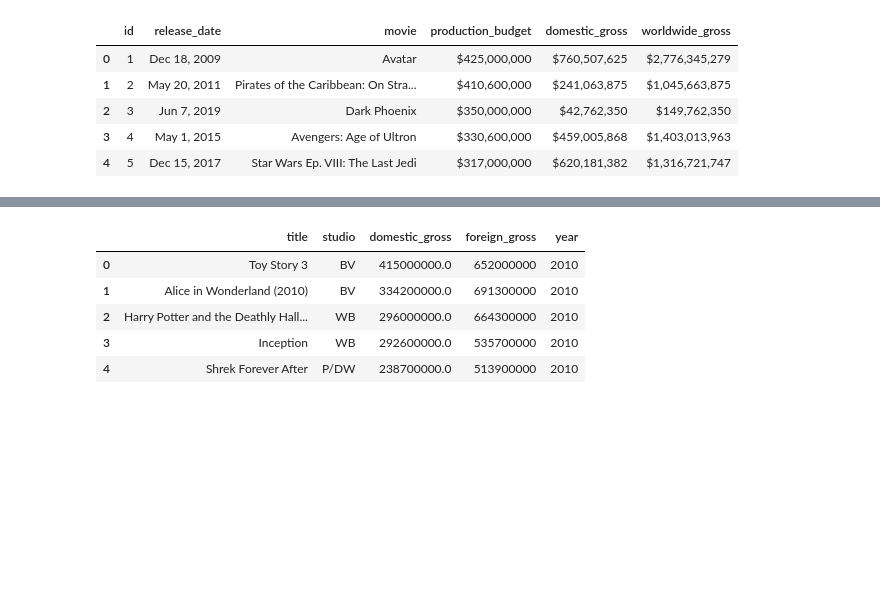
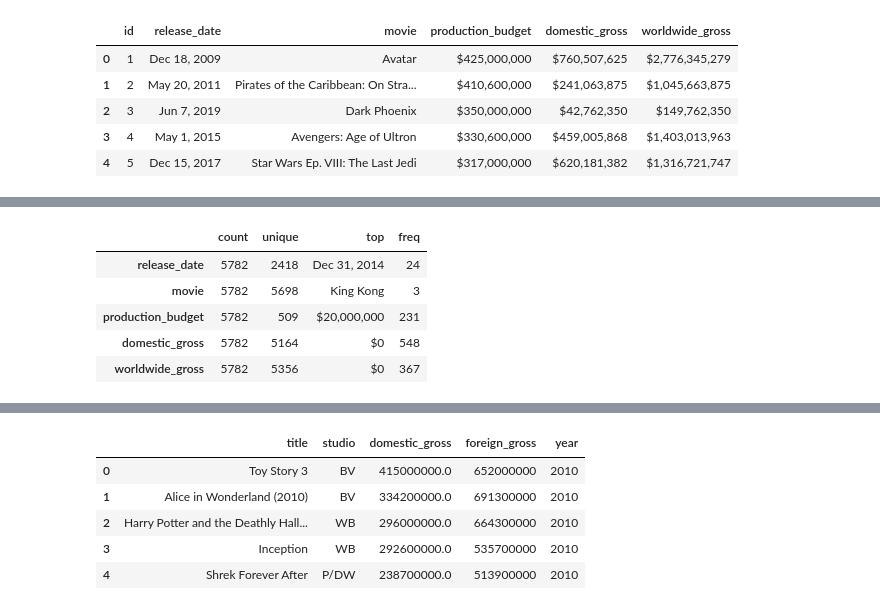
Before and after one commit to Vain-Guy/Lights-Camera....Data-, a Jupyter notebook: index.ipynb, the cells around one changed output, grey strips where cells are left out. Cells and saved outputs as stored; diff of their text form; code cells hidden in the pictures; blank space fills up the shorter version.

```diff
--- a/index.ipynb
+++ b/index.ipynb
@@ -50,0 +90,10 @@ tn_df.shape
+# %%
+# Display descriptive statistics for categorical columns
+tn_df.describe(include = 'O').T
+# %% [output]
+|  | count | unique | top | freq |
+| release_date | 5782 | 2418 | Dec 31, 2014 | 24 |
+| movie | 5782 | 5698 | King Kong | 3 |
+| production_budget | 5782 | 509 | $20,000,000 | 231 |
+| domestic_gross | 5782 | 5164 | $0 | 548 |
+| worldwide_gross | 5782 | 5356 | $0 | 367 |
```
Also changed, not shown: parts of 21 cells of this notebook.
